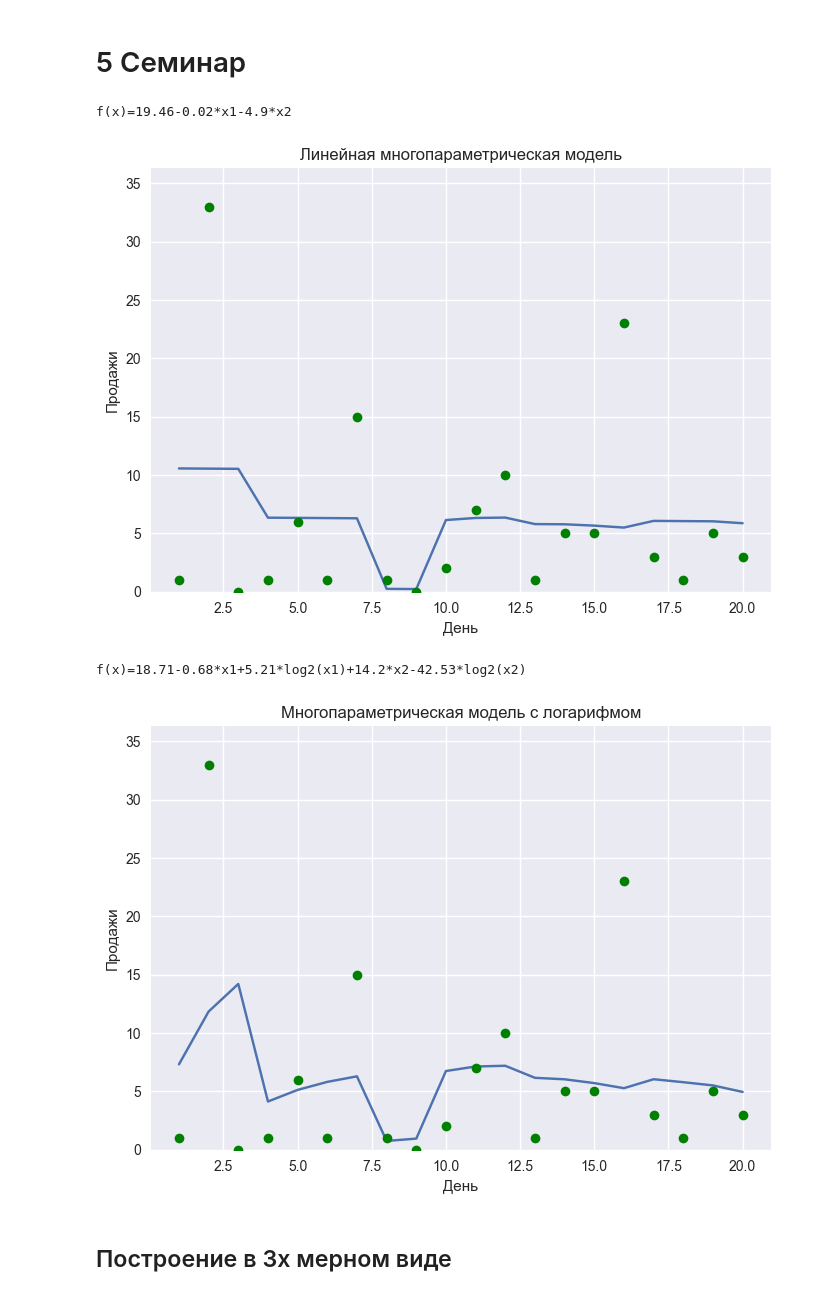
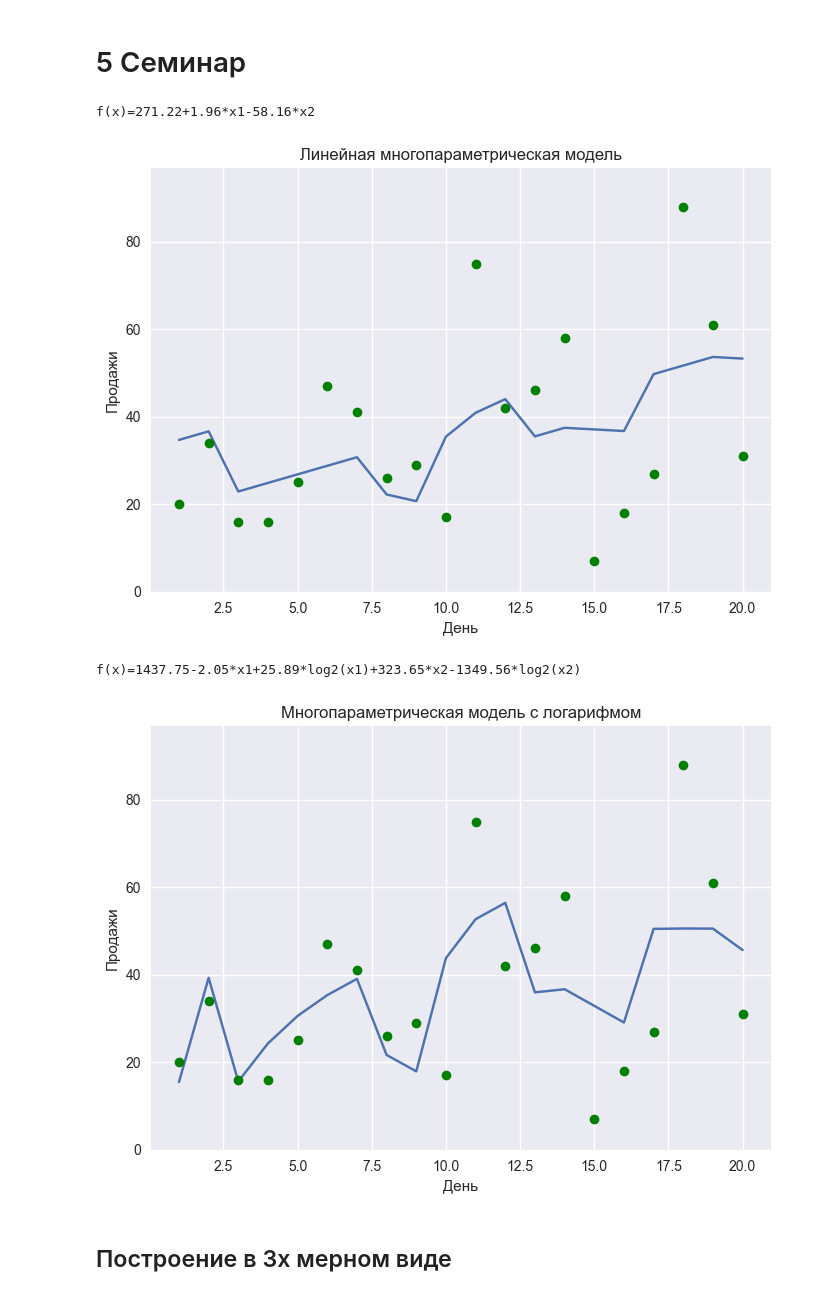
Before and after one commit to BVyaches/MLPerm, a Jupyter notebook: MathAnalysis.ipynb, the cells around one changed output. Drawn from its saved outputs; the diff is of its cells as text; code cells hidden in the pictures.

```diff
--- a/MathAnalysis.ipynb
+++ b/MathAnalysis.ipynb
@@ -8,8 +8,9 @@ import matplotlib.pyplot as plt
 import numpy as np
 import pandas as pd
 from statsmodels.distributions.empirical_distribution import ECDF
+
 plt.style.use('seaborn-v0_8')
-with open("DataSet.csv", newline='\n') as fp:
+with open("DemoSet.csv", newline='\n') as fp:
     reader = csv.reader(fp, delimiter=';', )
     data = [row for row in reader]
     title = data[0]
@@ -747,34 +768,34 @@ plt.ylabel('Продажи')
 plt.title('Линейная многопараметрическая модель')
 plt.show()
 # %% [output]
-f(x)=19.46-0.02*x1-4.9*x2
+f(x)=271.22+1.96*x1-58.16*x2
-[figure, old version]
+[figure, new version]
 # %%
 A_price = np.array(
     [[1, dates[i], log(dates[i], 2), prices[i], log(prices[i], 2)] for i in
      range(n)])
 c = np.dot(np.dot(np.linalg.inv(np.dot(A_price.transpose(), A_price)),
                   A_price.transpose()), y_price)
 
 print(
     f'f(x)={round(c[0], 2)}{cint(c[1])}*x1{cint(c[2])}*log2(x1){cint(c[3])}*x2{cint(c[4])}*log2(x2)')
 
 x1 = np.array(dates)
 x2 = np.array(prices)
-y = c[0] + c[1] * x1 + c[2] * np.log2(x1) + c[3] * x2 + c[4] * np.log2(x2)
-plt.plot(x1, y)
+log_y = c[0] + c[1] * x1 + c[2] * np.log2(x1) + c[3] * x2 + c[4] * np.log2(x2)
+plt.plot(x1, log_y)
 plt.ylim(0, 1.1 * max(sales))
 plt.grid(True)
 for i in range(n):
     plt.plot(dates[i], sales[i], 'go')
 
 plt.xlabel('День')
 plt.ylabel('Продажи')
 plt.title('Многопараметрическая модель с логарифмом')
 plt.show()
 # %% [output]
-f(x)=18.71-0.68*x1+5.21*log2(x1)+14.2*x2-42.53*log2(x2)
+f(x)=1437.75-2.05*x1+25.89*log2(x1)+323.65*x2-1349.56*log2(x2)
-[figure, old version]
+[figure, new version]
 # %% [markdown]
 ## Построение в 3х мерном виде
 # %%
```
Also changed, not shown: parts of 31 cells of this notebook.
